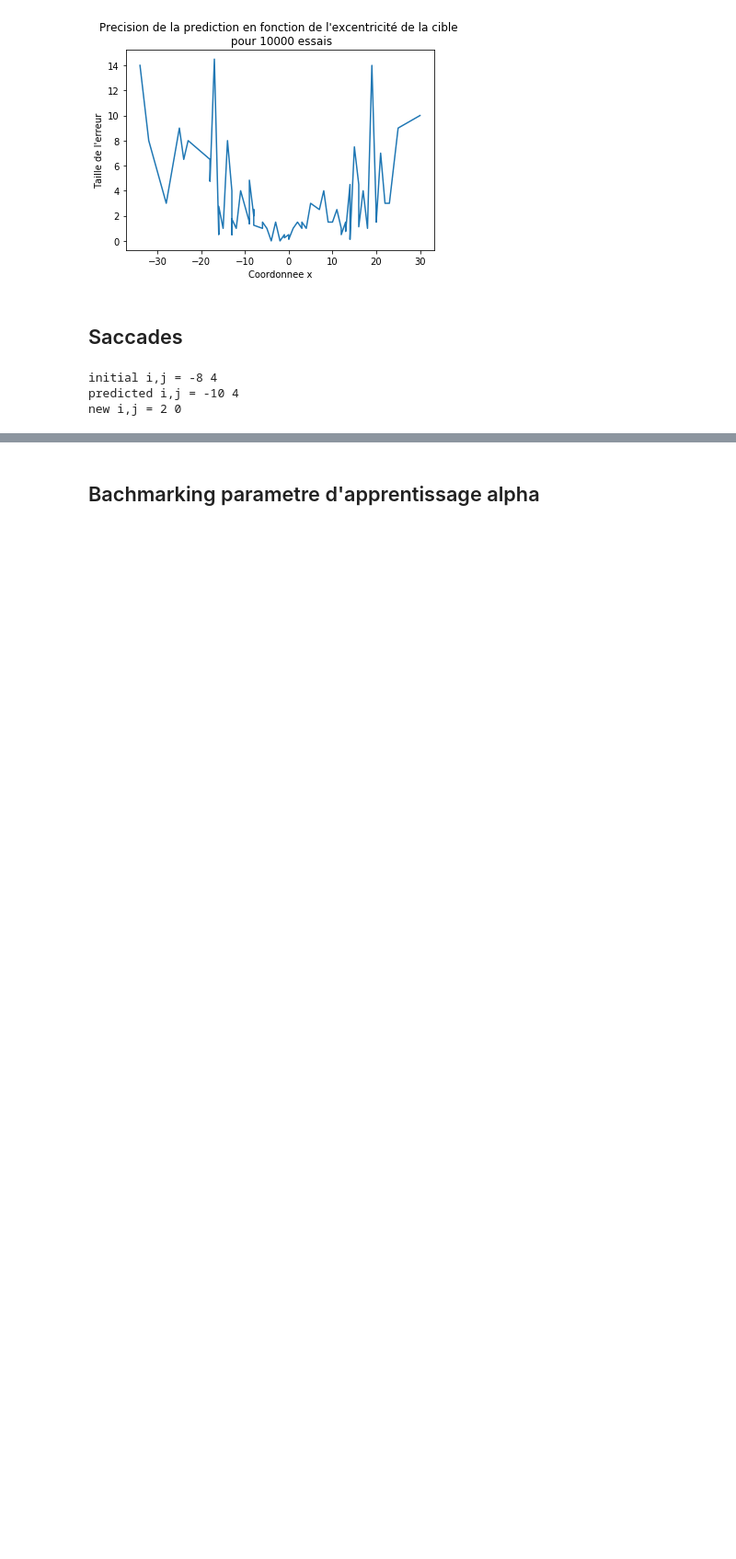
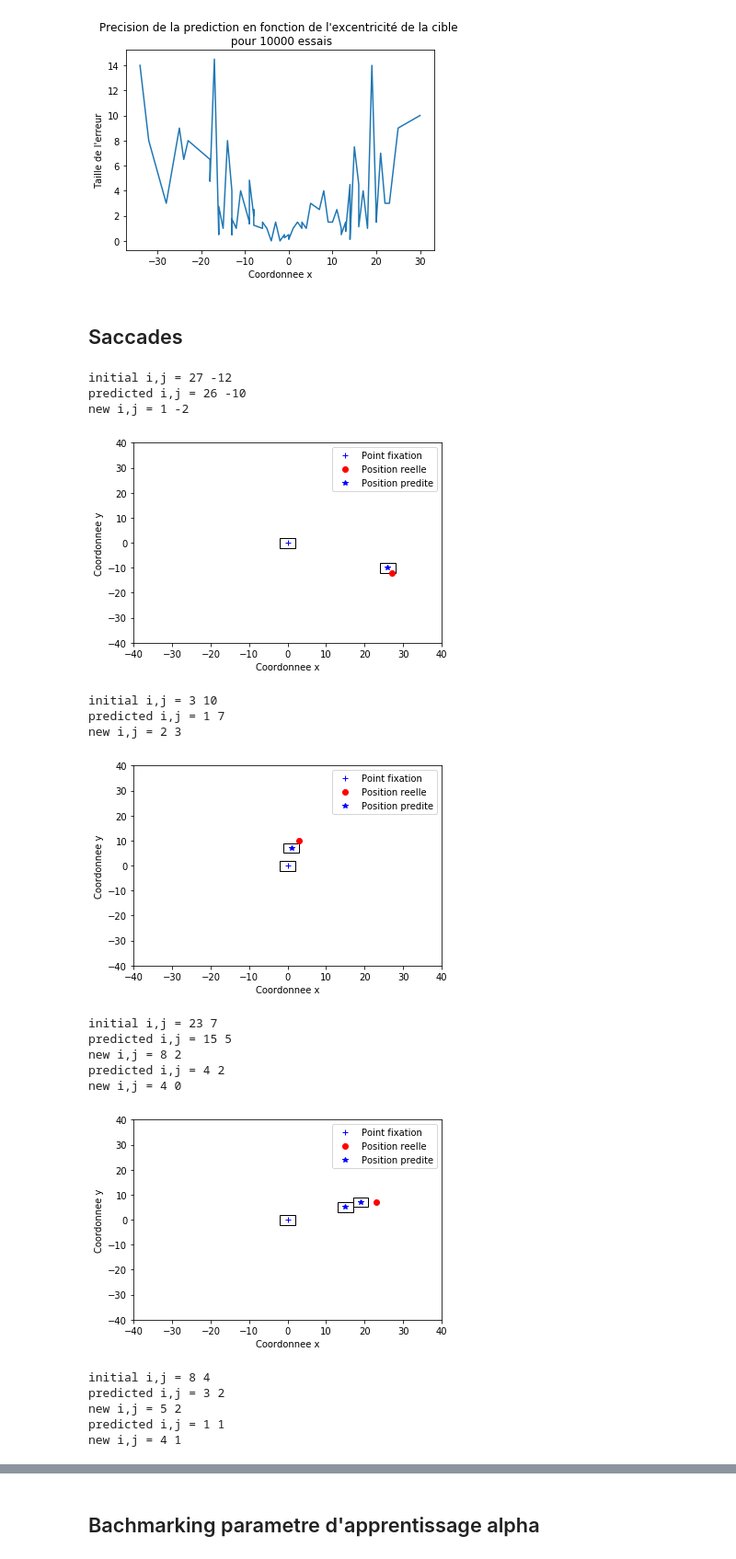
Before and after one commit to pierrealbiges/ActiveVision, a Jupyter notebook: Notebooks/Waveimage-tensorflow-pow3-encoding_P3ver.ipynb, the cells around one changed output, grey strips where cells are left out. Shown at 92% size. Drawn from its saved outputs; the diff is of its cells as text; code cells hidden in the pictures; blank space fills up the shorter version.

Commit message:
Ajout graphiques saccades

```diff
--- a/Notebooks/Waveimage-tensorflow-pow3-encoding_P3ver.ipynb
+++ b/Notebooks/Waveimage-tensorflow-pow3-encoding_P3ver.ipynb
@@ -577,28 +578,71 @@ Mean process time (s) = 2.100944519042969e-05
 values = np.load('theta_wave.npy')            # chargement des parametres theta
 # %%
 ### Integration de saccades
-test_size = 1                                 # taille de l'echantillon de test
+test_size = 5                                 # taille de l'echantillon de test
 test_batch = mnist.test.next_batch(test_size) # recuperation d'un echantillon de test
-target_not_in_fovea = True
 
 for x in test_batch[0]:
+    target_not_in_fovea = True
+    previous_prediction = [0,0]
+    it = 0
+
     i_offset, j_offset = minmax(int(np.random.randn() * 15), 40), minmax(int(np.random.randn() * 15), 40)
     print('initial i,j =',i_offset, j_offset)
+
+    axes = plt.gca()
+    axes.set_xlim([-40,40]) ; axes.set_ylim([-40,40])
+    plt.plot(0,0, 'b+')
+    plt.plot(i_offset, j_offset, 'ro')
+
+    axes.add_patch(Rectangle((-2, -2), 4, 4,alpha=1,fill=None))
+
     while target_not_in_fovea:
         v, w = generate_vector_data_with_offset_from_x(x, i_offset, j_offset)
 
         i_hat = int(np.dot(v, values[0]))      # i_hat correspond au y0 predit par le modele
         j_hat = int(np.dot(v, values[1]))      # j_hat correspond au y1 predit par le modele
         print('predicted i,j =', i_hat, j_hat) # et correspondent aux coordonnées ciblees par la saccade
+
+        if it == 0:
+            plt.plot(i_hat, j_hat, 'b*')
+            axes.add_patch(Rectangle((i_hat-2, j_hat-2), 4, 4,alpha=1,fill=None))
+
+        if it != 0:
+            plt.plot(i_hat+previous_prediction[0], j_hat+previous_prediction[1], 'b*')
+            axes.add_patch(Rectangle((i_hat+previous_prediction[0]-2, j_hat+previous_prediction[1]-2), 4, 4,alpha=1,fill=None))
+
+        previous_prediction[0] = i_hat ; previous_prediction[1] = j_hat
 
         i_offset, j_offset = (i_offset - i_hat), (j_offset - j_hat) # nouvelles positions de la cible apres saccade
         print('new i,j =', i_offset, j_offset)
 
         ## Verification position cible (est-elle presente dans la fovea?)
         if  i_offset >= -4 and i_offset <= 4:
             if j_offset >= -4 and j_offset <= 4:
                 target_not_in_fovea = False
+
+        it += 1
+
+    plt.xlabel('Coordonnee x') ; plt.ylabel('Coordonnee y')
+    plt.legend(['Point fixation','Position reelle','Position predite'], loc='upper right')
+    plt.show()
 # %% [output]
-initial i,j = -8 4
-predicted i,j = -10 4
-new i,j = 2 0
+initial i,j = 27 -12
+predicted i,j = 26 -10
+new i,j = 1 -2
+[figure, added]
+initial i,j = 3 10
+predicted i,j = 1 7
+new i,j = 2 3
+[figure, added]
+initial i,j = 23 7
+predicted i,j = 15 5
+new i,j = 8 2
+predicted i,j = 4 2
+new i,j = 4 0
+[figure, added]
+initial i,j = 8 4
+predicted i,j = 3 2
+new i,j = 5 2
+predicted i,j = 1 1
+new i,j = 4 1
```
Also changed, not shown: parts of 2 cells of this notebook.
